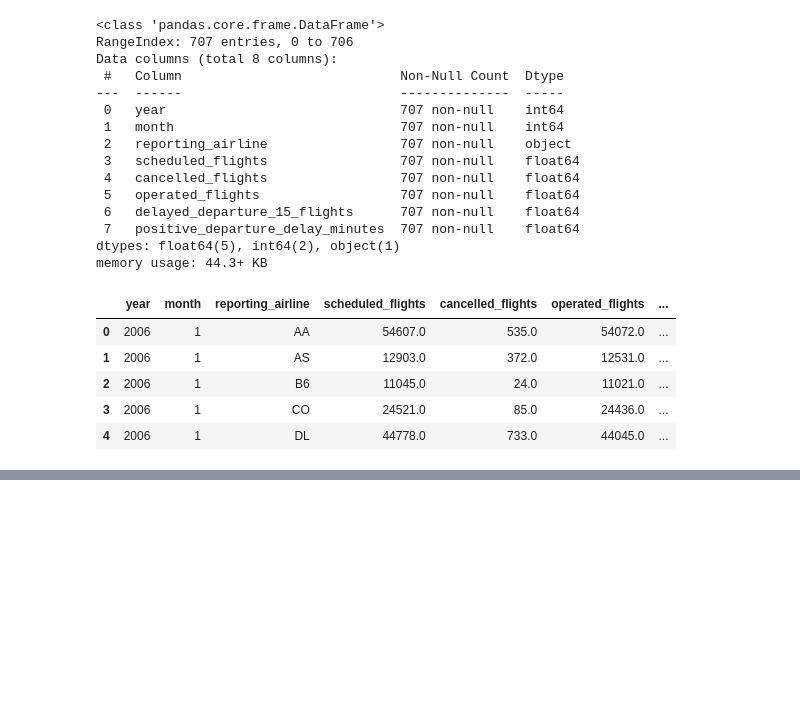
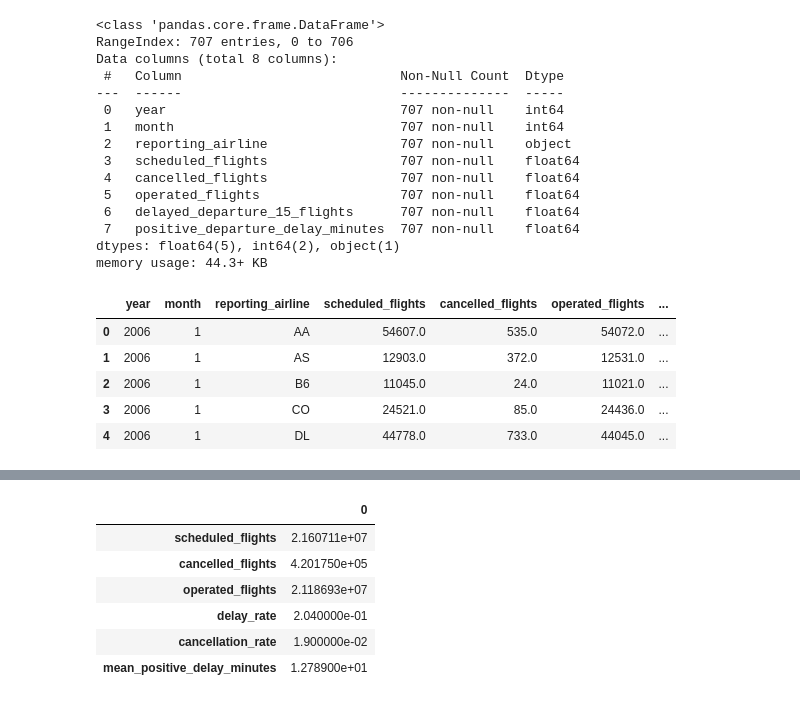
Before and after one commit to 2026-2-descriptiva/std-diego-florez-munera, a Jupyter notebook: PRE_11_vuelos/notebooks/notebook.ipynb, the cells around one changed output, grey strips where cells are left out. Cells and saved outputs as stored; diff of their text form; code cells hidden in the pictures; blank space fills up the shorter version.

```diff
--- a/PRE_11_vuelos/notebooks/notebook.ipynb
+++ b/PRE_11_vuelos/notebooks/notebook.ipynb
@@ -144,3 +144,26 @@ provided = monthly.sort_values(["year", "month", "reporting_airline"]).reset_ind
     drop=True
 )
 pd.testing.assert_frame_equal(recomputed, provided)
+# %%
+# ¿Cuál es el KPI nacional de demora, cancelación y minutos positivos?
+
+overall = add_rates(monthly[metric_columns].sum().to_frame().T)
+overall.to_csv(SUBMISSION_DIR / "overall_kpis.csv", index=False)
+overall[
+    [
+        "scheduled_flights",
+        "cancelled_flights",
+        "operated_flights",
+        "delay_rate",
+        "cancellation_rate",
+        "mean_positive_delay_minutes",
+    ]
+].round(3).T
+# %% [output]
+|  | 0 |
+| scheduled_flights | 2.160711e+07 |
+| cancelled_flights | 4.201750e+05 |
+| operated_flights | 2.118693e+07 |
+| delay_rate | 2.040000e-01 |
+| cancellation_rate | 1.900000e-02 |
+| mean_positive_delay_minutes | 1.278900e+01 |
```
Also changed, not shown: parts of 6 cells of this notebook.
